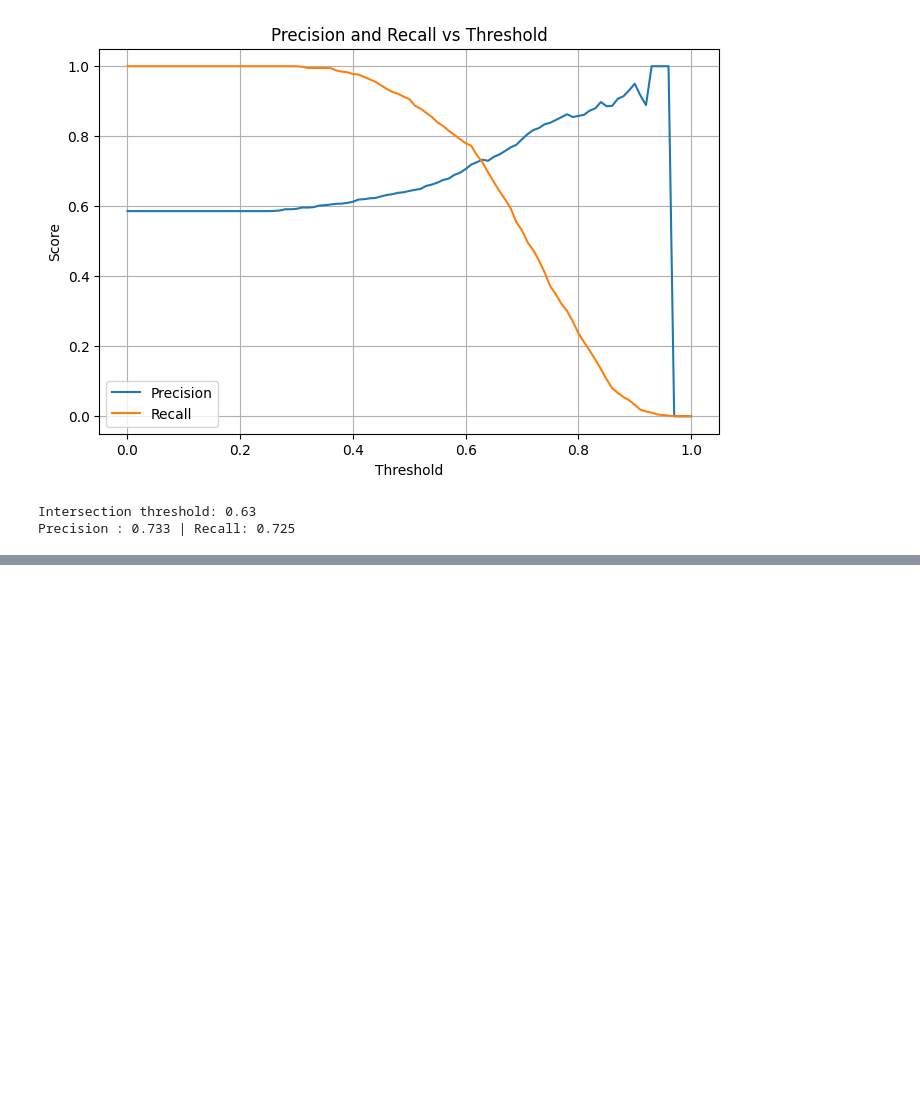
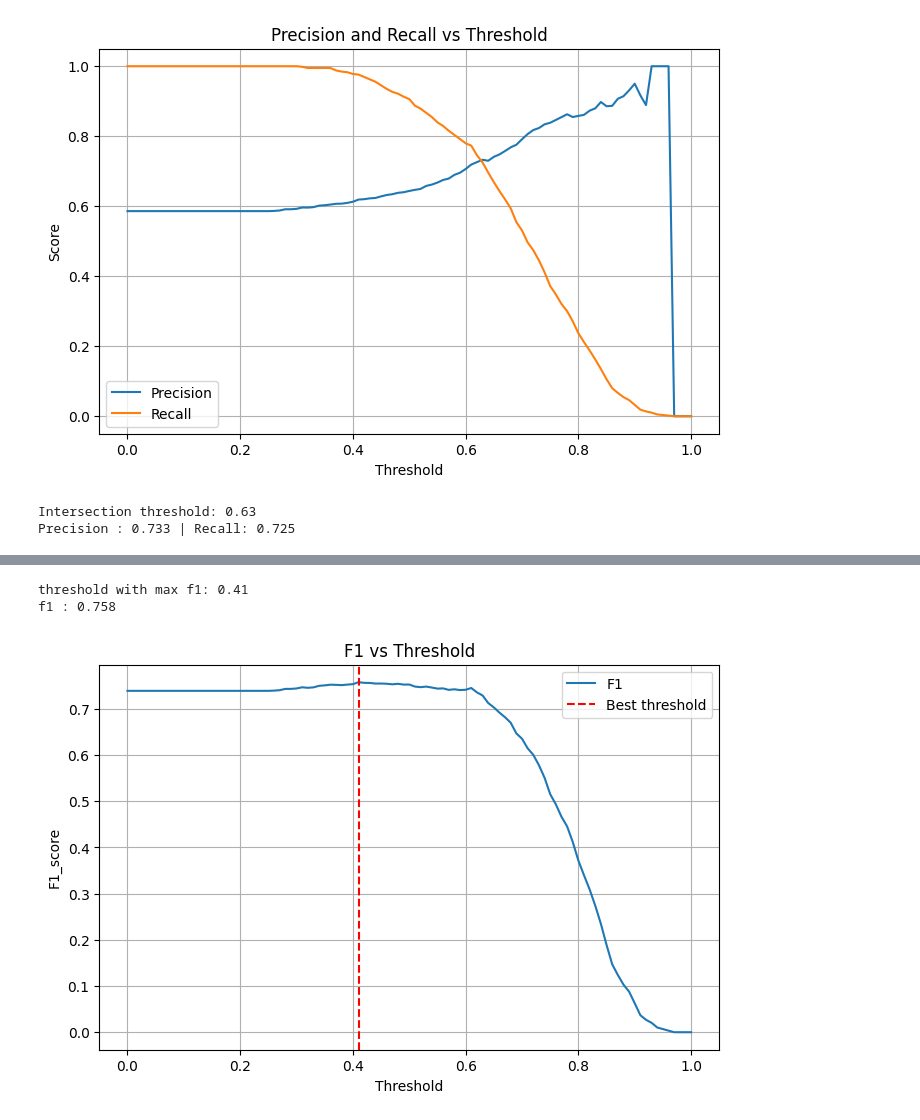
Before and after one commit to lTsumetai/zoomcamp-learning, a Jupyter notebook: Chapter4_classification_evaluation/lead_scoring.ipynb, the cells around one changed output, grey strips where cells are left out. Drawn from its saved outputs; the diff is of its cells as text; code cells hidden in the pictures; blank space fills up the shorter version.

Commit message:
finding rhe maximal f1 score threshold

```diff
--- a/Chapter4_classification_evaluation/lead_scoring.ipynb
+++ b/Chapter4_classification_evaluation/lead_scoring.ipynb
@@ -231,0 +236,20 @@ Precision : 0.733 | Recall: 0.725
+# %%
+best_f1_row = scores.loc[scores['f1_score'].idxmax()]
+print('threshold with max f1:', round(best_f1_row['threshold'], 2))
+print('f1 :', round(best_f1_row['f1_score'], 3))
+# %% [output]
+threshold with max f1: 0.41
+f1 : 0.758
+# %%
+# plotting f1 score vs threshold
+plt.figure(figsize=(8, 5))
+plt.plot(scores['threshold'], scores['f1_score'], label='F1')
+plt.axvline(best_f1_row['threshold'], color='red', linestyle='--', label='Best threshold')
+plt.xlabel('Threshold')
+plt.ylabel('F1_score')
+plt.title('F1 vs Threshold')
+plt.legend()
+plt.grid(True)
+plt.show()
+# %% [output]
+[figure, added]
```
Also changed, not shown: parts of 1 cell of this notebook.
